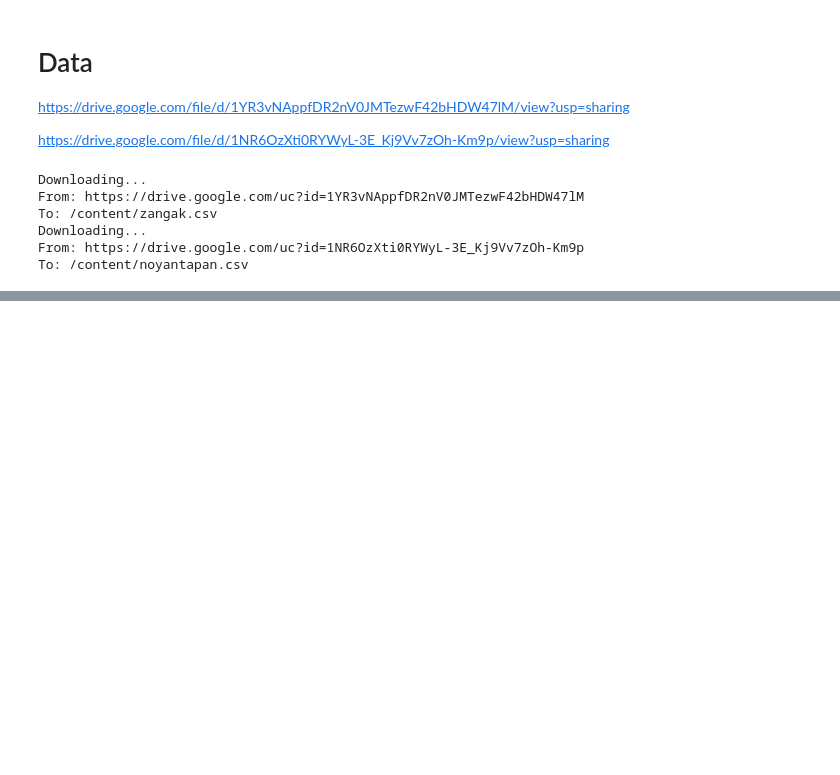
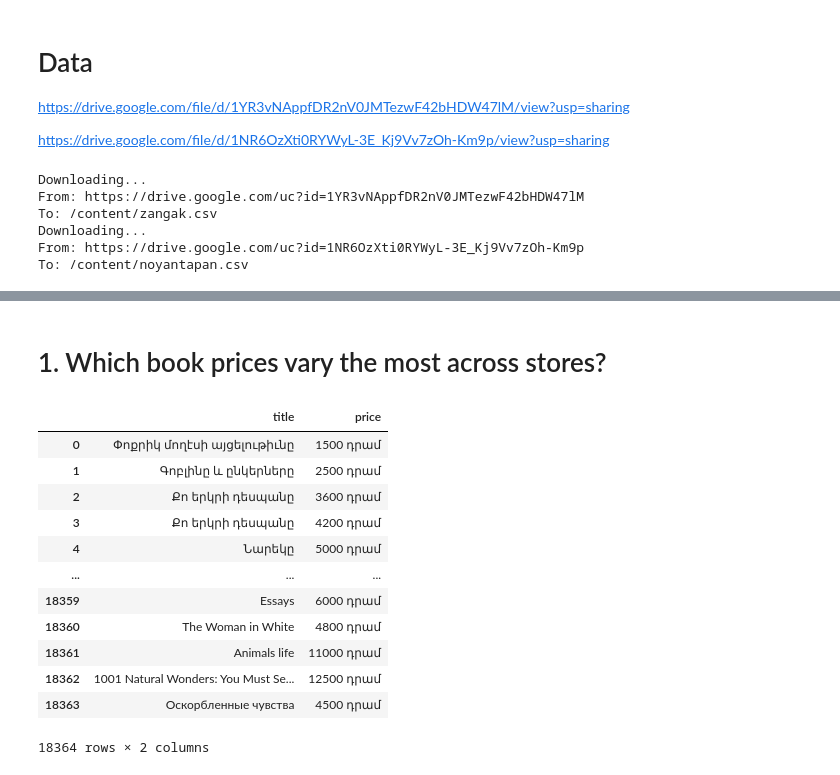
Before and after one commit to narekas/Lab-Projects, a Jupyter notebook: Books.ipynb, the cells around one changed output, grey strips where cells are left out. Saved outputs shown, nothing was run; the diff lists cells and outputs as text; code cells hidden in the pictures; blank space fills up the shorter version.

```diff
--- a/Books.ipynb
+++ b/Books.ipynb
@@ -18,0 +56,18 @@ To: /content/noyantapan.csv
+# %% [markdown]
+# 1. Which book prices vary the most across stores?
+# %%
+df_zan[['title', 'price']]
+# %% [output]
+|  | title | price |
+| 0 | Փոքրիկ մողէսի այցելութիւնը | 1500 դրամ |
+| 1 | Գոբլինը և ընկերները | 2500 դրամ |
+| 2 | Քո երկրի դեսպանը | 3600 դրամ |
+| 3 | Քո երկրի դեսպանը | 4200 դրամ |
+| 4 | Նարեկը | 5000 դրամ |
+| ... | ... | ... |
+| 18359 | Essays | 6000 դրամ |
+| 18360 | The Woman in White | 4800 դրամ |
+| 18361 | Animals life | 11000 դրամ |
+| 18362 | 1001 Natural Wonders: You Must Se... | 12500 դրամ |
+| 18363 | Оскорбленные чувства | 4500 դրամ |
+18364 rows × 2 columns
```
Also changed, not shown: parts of 4 cells of this notebook.
